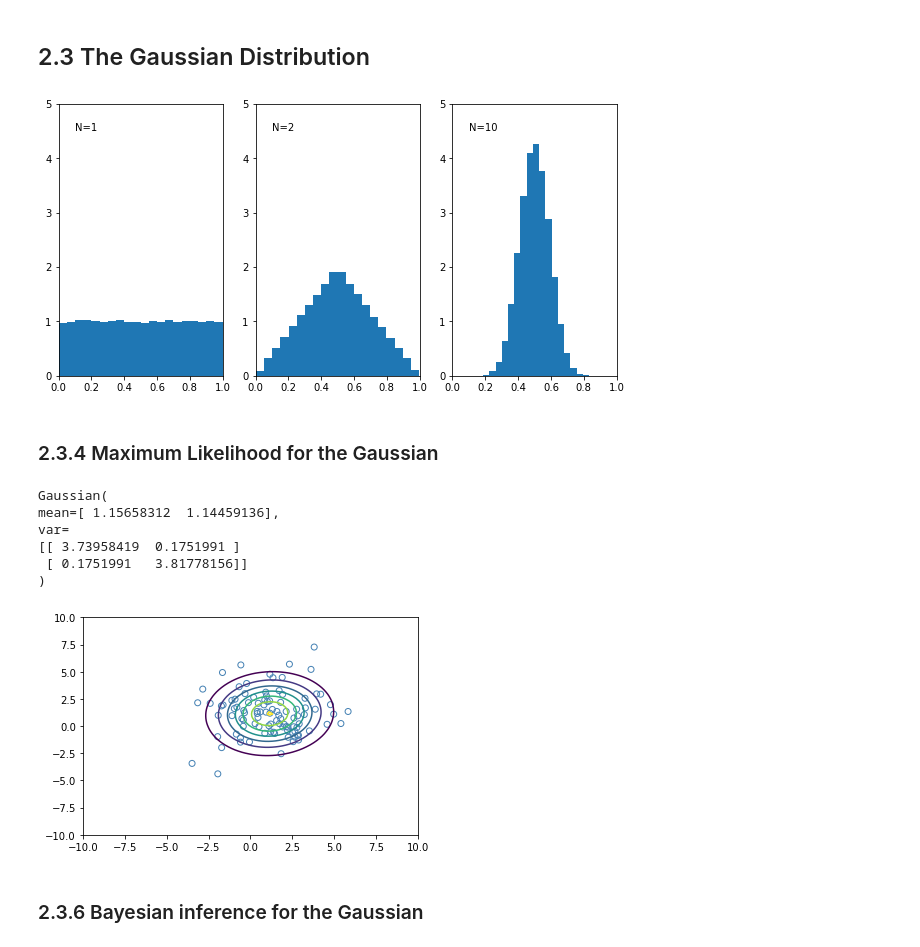
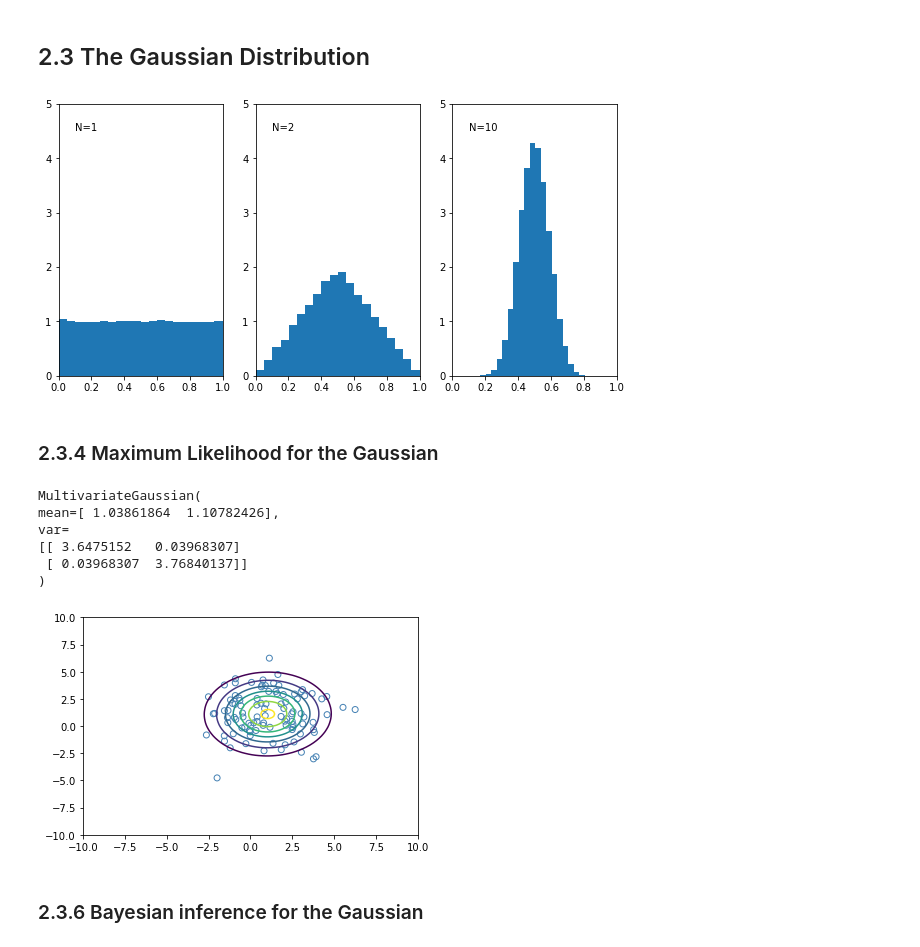
Before and after one commit to ctgk/PRML, a Jupyter notebook: notebooks/ch02_Probability_Distributions.ipynb, the cells around one changed output. Drawn from its saved outputs; the diff is of its cells as text; code cells hidden in the pictures.

```diff
--- a/notebooks/ch02_Probability_Distributions.ipynb
+++ b/notebooks/ch02_Probability_Distributions.ipynb
@@ -96,7 +97,7 @@ Categorical(prob=Dirichlet(concentration=[ 3.  2.  1.]))
 # %% [markdown]
 ## 2.3 The Gaussian Distribution
 # %%
-uniform = Uniform(low=np.zeros(1), high=np.ones(1))
+uniform = Uniform(low=0, high=1)
 plt.figure(figsize=(10, 5))
 
 plt.subplot(1, 3, 1)
@@ -122,30 +123,30 @@ plt.hist(sample * 0.1, bins=20, normed=True)
 
 plt.show()
 # %% [output]
-[figure, old version]
+[figure, new version]
 # %% [markdown]
 ### 2.3.4 Maximum Likelihood for the Gaussian
 # %%
 X = np.random.normal(loc=1., scale=2., size=(100, 2))
-gaussian = Gaussian()
+gaussian = MultivariateGaussian()
 gaussian.ml(X)
 print(gaussian)
 
 x, y = np.meshgrid(
     np.linspace(-10, 10, 100), np.linspace(-10, 10, 100))
 p = gaussian.pdf(
     np.array([x, y]).reshape(2, -1).T).reshape(100, 100)
 plt.scatter(X[:, 0], X[:, 1], facecolor="none", edgecolor="steelblue")
 plt.contour(x, y, p)
 plt.show()
 # %% [output]
-Gaussian(
-mean=[ 1.15658312  1.14459136],
+MultivariateGaussian(
+mean=[ 1.03861864  1.10782426],
 var=
-[[ 3.73958419  0.1751991 ]
- [ 0.1751991   3.81778156]]
+[[ 3.6475152   0.03968307]
+ [ 0.03968307  3.76840137]]
 )
-[figure, old version]
+[figure, new version]
 # %% [markdown]
 ### 2.3.6 Bayesian inference for the Gaussian
 # %%
```
Also changed, not shown: parts of 10 cells of this notebook, 20 other files.
